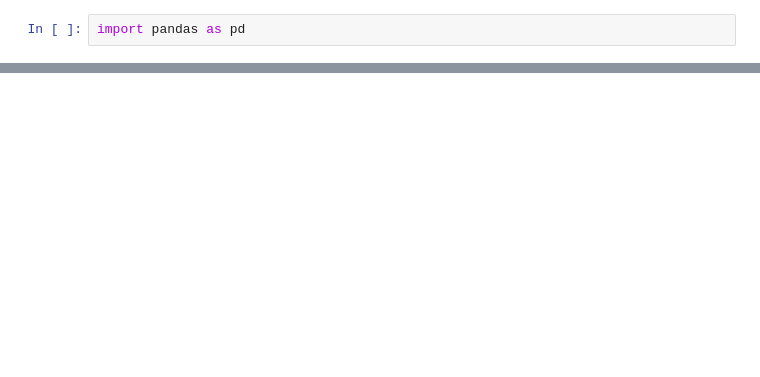
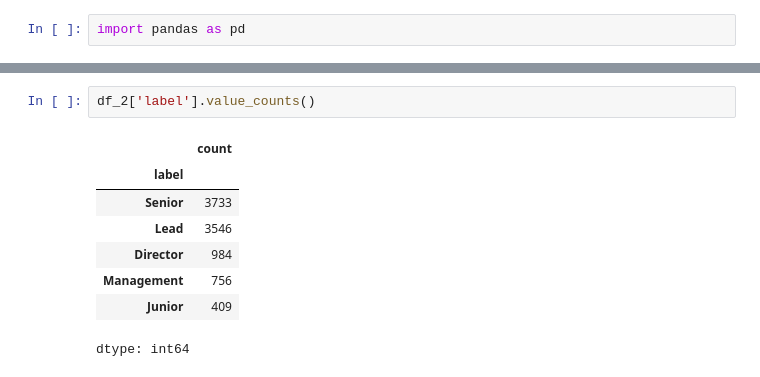
Before and after one commit to Leo278V/Final-Assignment-PDS, a Jupyter notebook: Final_Assignment_PDS.ipynb, the cells around one changed output, grey strips where cells are left out. Drawn from its saved outputs; the diff is of its cells as text; blank space fills up the shorter version.

```diff
--- a/Final_Assignment_PDS.ipynb
+++ b/Final_Assignment_PDS.ipynb
@@ -26,0 +58,11 @@ df_2.head()
+# %%
+df_2['label'].value_counts()
+# %% [output]
+|  | count |
+| label |  |
+| Senior | 3733 |
+| Lead | 3546 |
+| Director | 984 |
+| Management | 756 |
+| Junior | 409 |
+dtype: int64
```
Also changed, not shown: parts of 13 cells of this notebook.
